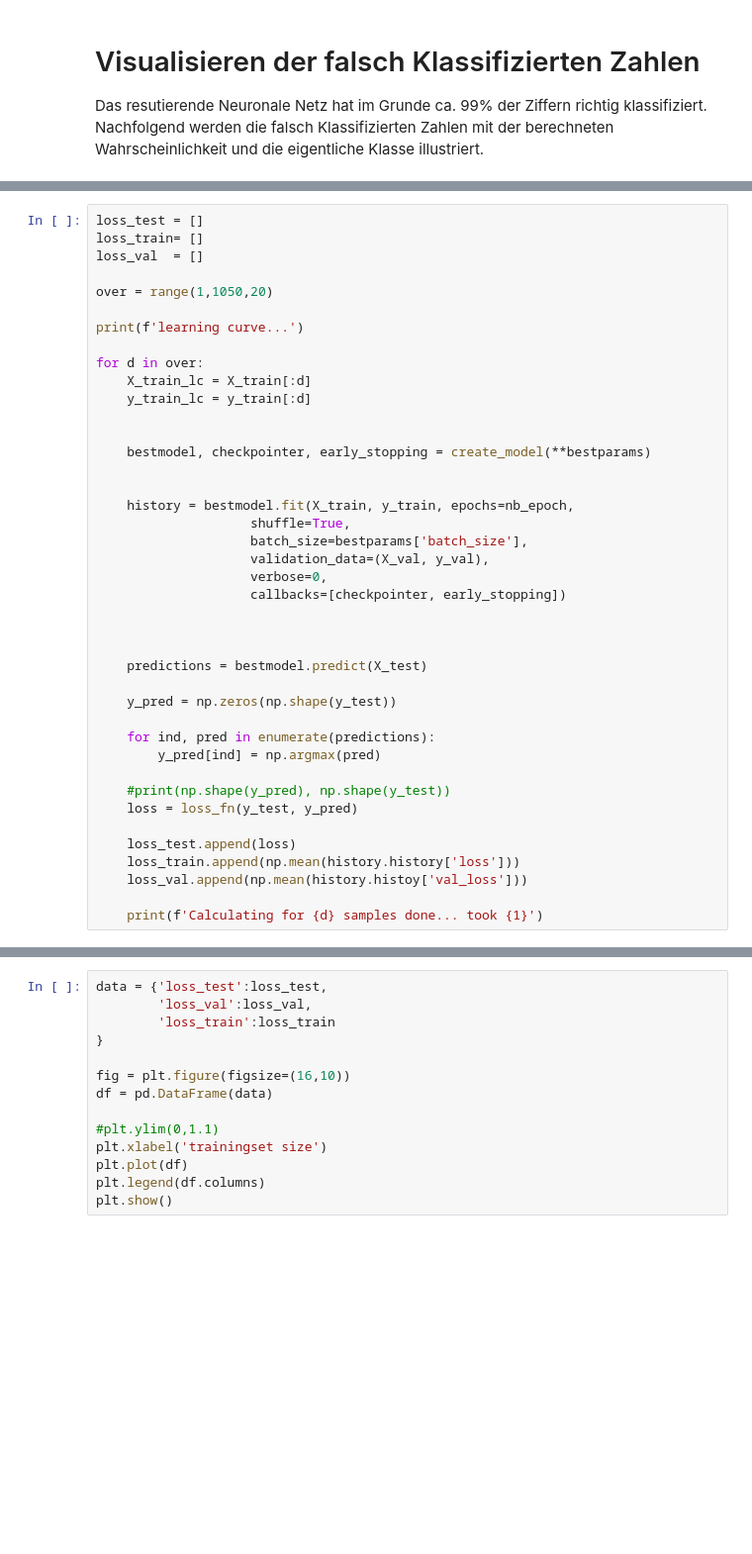
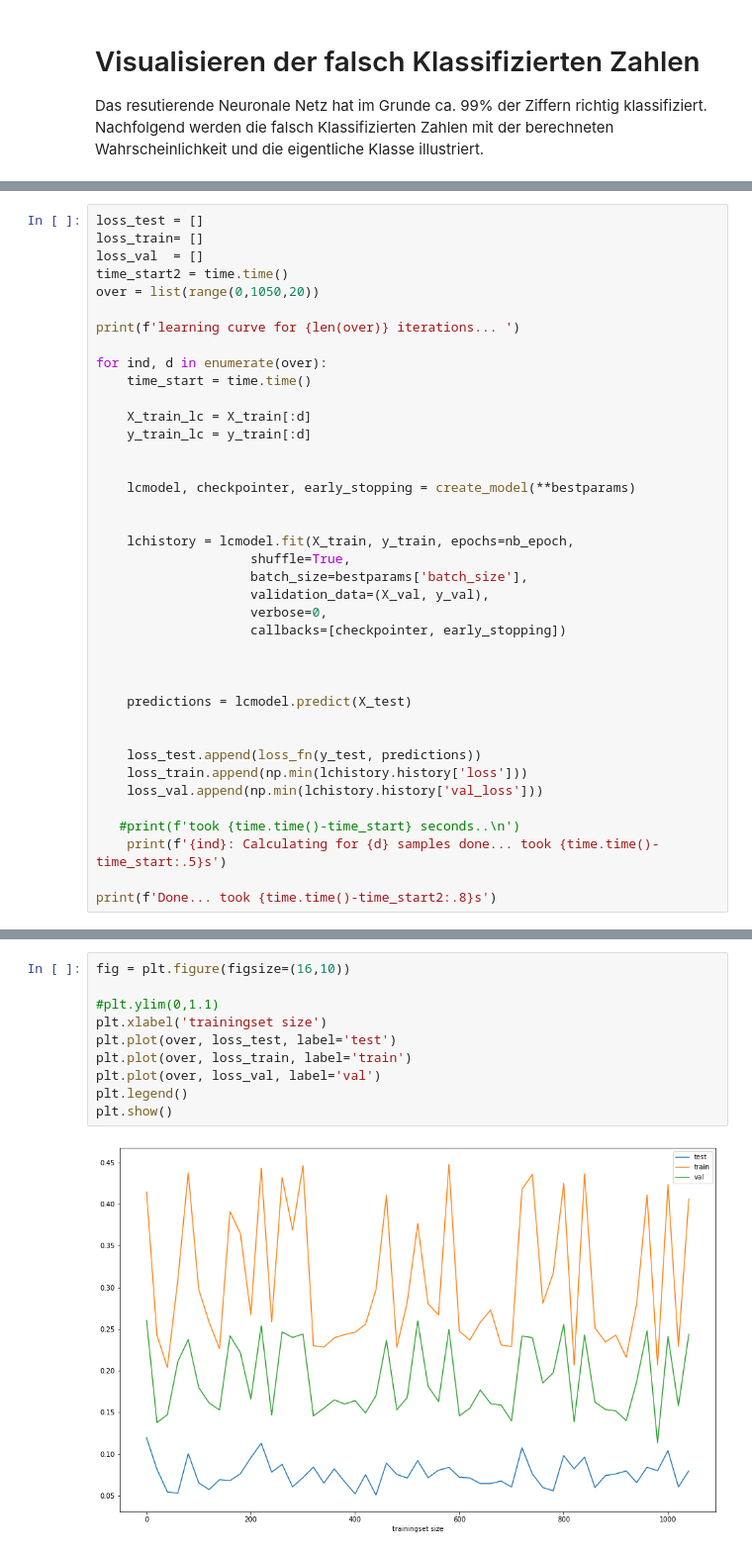
Before and after one commit to j4yj03/Uni, a Jupyter notebook: python/ann/ann_digit_544131.ipynb, the cells around one changed output, grey strips where cells are left out. Shown: that part at 99% size. Cells and saved outputs as stored; diff of their text form; blank space fills up the shorter version.

```diff
--- a/python/ann/ann_digit_544131.ipynb
+++ b/python/ann/ann_digit_544131.ipynb
@@ -473,20 +527,22 @@ Auffällig ist, dass das resultierende Neuronal Netz aktuell anscheinend Problem
 loss_test = []
 loss_train= []
 loss_val  = []
+time_start2 = time.time()
+over = list(range(0,1050,20))
 
-over = range(1,1050,20)
+print(f'learning curve for {len(over)} iterations... ')
 
-print(f'learning curve...')
+for ind, d in enumerate(over):
+    time_start = time.time()
 
-for d in over:
     X_train_lc = X_train[:d]
     y_train_lc = y_train[:d]
 
 
-    bestmodel, checkpointer, early_stopping = create_model(**bestparams)
+    lcmodel, checkpointer, early_stopping = create_model(**bestparams)
 
 
-    history = bestmodel.fit(X_train, y_train, epochs=nb_epoch,
+    lchistory = lcmodel.fit(X_train, y_train, epochs=nb_epoch,
                     shuffle=True,
                     batch_size=bestparams['batch_size'],
                     validation_data=(X_val, y_val),
@@ -495,19 +551,15 @@ for d in over:
 
 
 
-    predictions = bestmodel.predict(X_test)
+    predictions = lcmodel.predict(X_test)
 
-    y_pred = np.zeros(np.shape(y_test))
 
-    for ind, pred in enumerate(predictions):
-        y_pred[ind] = np.argmax(pred)
+    loss_test.append(loss_fn(y_test, predictions))
+    loss_train.append(np.min(lchistory.history['loss']))
+    loss_val.append(np.min(lchistory.history['val_loss']))
 
-    #print(np.shape(y_pred), np.shape(y_test))
-    loss = loss_fn(y_test, y_pred)
+   #print(f'took {time.time()-time_start} seconds..\n')
+    print(f'{ind}: Calculating for {d} samples done... took {time.time()-time_start:.5}s')
 
-    loss_test.append(loss)
-    loss_train.append(np.mean(history.history['loss']))
-    loss_val.append(np.mean(history.histoy['val_loss']))
-
-    print(f'Calculating for {d} samples done... took {1}')
+print(f'Done... took {time.time()-time_start2:.8}s')
 # %% [output]
@@ -516,14 +583,12 @@ ValueError: Shape mismatch: The shape of labels (received (359,)) should equal t
 # %%
-data = {'loss_test':loss_test,
-        'loss_val':loss_val,
-        'loss_train':loss_train
-}
-
 fig = plt.figure(figsize=(16,10))
-df = pd.DataFrame(data)
 
 #plt.ylim(0,1.1)
 plt.xlabel('trainingset size')
-plt.plot(df)
-plt.legend(df.columns)
+plt.plot(over, loss_test, label='test')
+plt.plot(over, loss_train, label='train')
+plt.plot(over, loss_val, label='val')
+plt.legend()
 plt.show()
+# %% [output]
+[figure, added]
```
Also changed, not shown: parts of 38 cells of this notebook, 12 other files.
